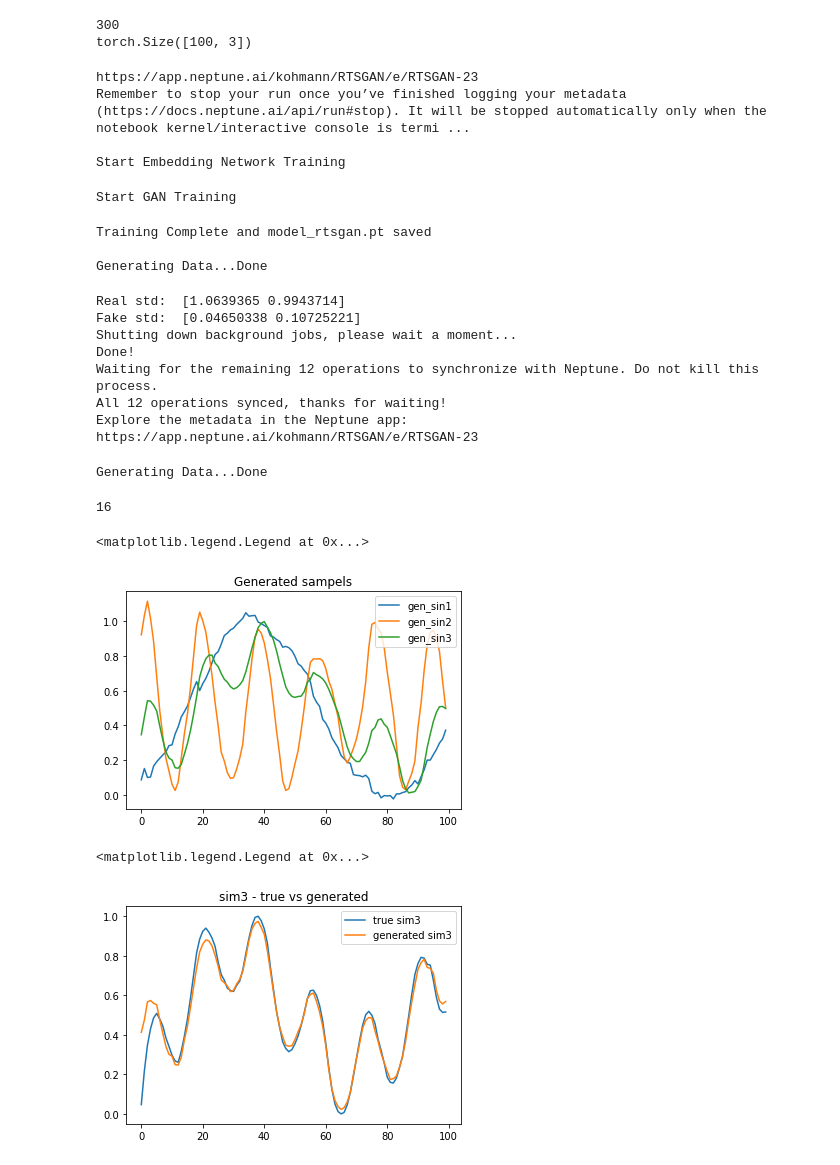
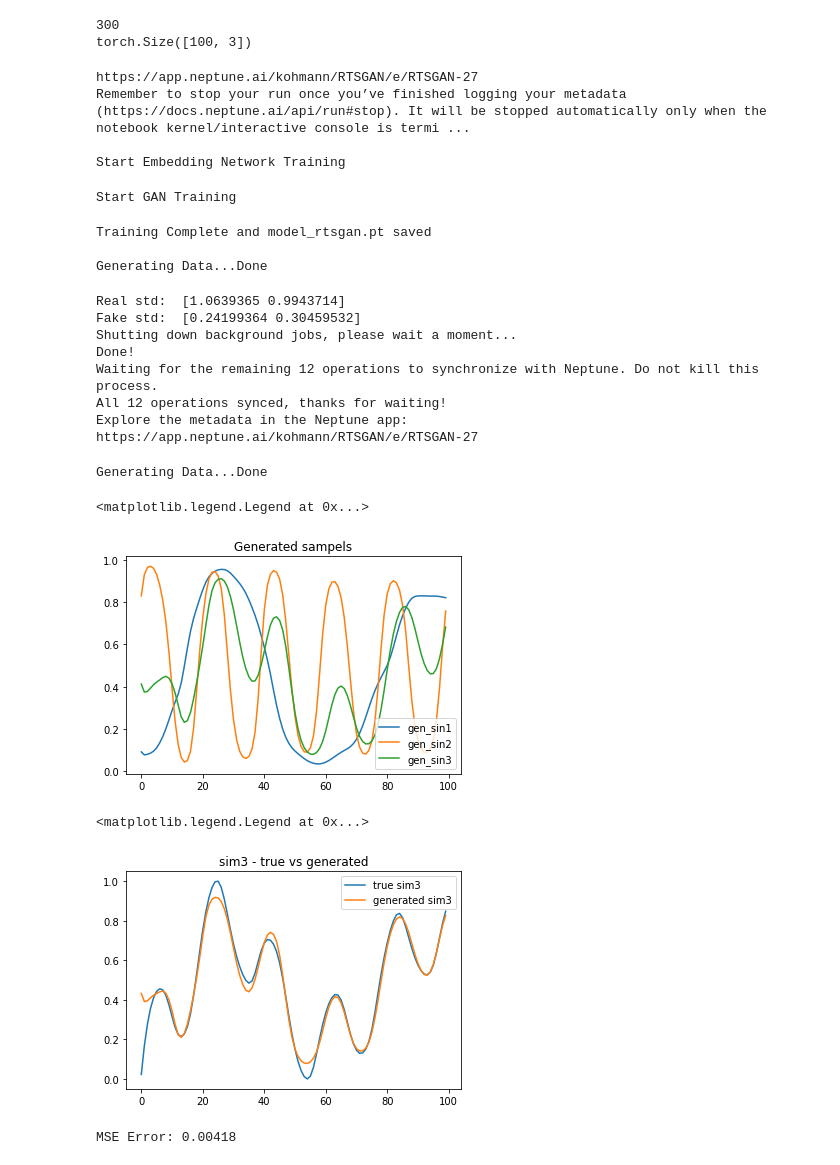
Before and after one commit to Kohmann/master-GAN, a Jupyter notebook: TimeGAN/rtsgan_testing.ipynb, the cells around one changed output. Drawn from its saved outputs; the diff is of its cells as text; code cells hidden in the pictures.

```diff
--- a/TimeGAN/rtsgan_testing.ipynb
+++ b/TimeGAN/rtsgan_testing.ipynb
@@ -35,14 +35,15 @@ device = "cuda" if torch.cuda.is_available() else "cpu"
 
 params = {
     "model_name": "model_rtsgan.pt",
-    "n_epochs": 100,
+    "n_epochs": 1300,
     "l_rate": 0.0001,
     "l_rate_ae": 0.001,
-    "batch_size": 16,
+    "batch_size": 64,
     "num_layers": 2,
-    "hidden_dim": 20,
+    "hidden_dim": 40,
+    "spectralnorm": True,
     "dis_thresh": 0.15,
-    "d_steps": 10,
+    "d_steps": 5,
     "dataset": "sinus",
     "feature_dim": trainset[0][0].size(1),
     "max_seq_len": trainset[0][0].size(0),
@@ -67,7 +68,7 @@ run["model_checkpoint"].upload(params["model_name"])
 
 run.stop()
 # %% [output]
-https://app.neptune.ai/kohmann/RTSGAN/e/RTSGAN-23
+https://app.neptune.ai/kohmann/RTSGAN/e/RTSGAN-27
 Remember to stop your run once you’ve finished logging your metadata (https://docs.neptune.ai/api/run#stop). It will be stopped automatically only when the notebook kernel/interactive console is termi ...
 
 Start Embedding Network Training
@@ -76,21 +77,17 @@ Training Complete and model_rtsgan.pt saved
 
 Generating Data...Done
 Real std:  [1.0639365 0.9943714]
-Fake std:  [0.04650338 0.10725221]
+Fake std:  [0.24199364 0.30459532]
 Shutting down background jobs, please wait a moment...
 Done!
 Waiting for the remaining 12 operations to synchronize with Neptune. Do not kill this process.
 All 12 operations synced, thanks for waiting!
 Explore the metadata in the Neptune app:
-https://app.neptune.ai/kohmann/RTSGAN/e/RTSGAN-23
+https://app.neptune.ai/kohmann/RTSGAN/e/RTSGAN-27
 # %%
 gen_z = rtsgan_generator(model, params)
 # %% [output]
 Generating Data...Done
-# %%
-gen_z
-# %% [output]
-16
 # %%
 sample = 10
 plt.plot(gen_z[sample][:, 0], label="gen_sin1")
@@ -100,33 +97,25 @@ plt.title("Generated sampels")
 plt.legend()
 # %% [output]
 <matplotlib.legend.Legend at 0x...>
-[figure, old version]
+[figure, new version]
-# %%
-def create_sin3(sin1, sin2, temporal=False):
-    sin1, sin2 = np.array(sin1), np.array(sin2)
-    e = 0.7  # temporal information weight
-    seq_len = len(sin1)
-    importance = np.array([e ** i for i in range(seq_len)])
-
-    if temporal:
-        sin3 = []
-        for i in range(1, seq_len + 1):
-            sin3.append(((importance[:i][::-1] * sin1[:i] + importance[:i][::-1] * sin2[:i]) / 2).sum())
-        return sin3
-    else:
-        return [(s1 + s2) / 2 for s1, s2 in zip(sin1, sin2)]
 # %%
-sample = 6
-real_combo = create_sin3(gen_z[sample][:,0], gen_z[sample][:,1], temporal=True)
+sample = 4
+real_combo = create_sin3(gen_z[sample][:,0], gen_z[sample][:,1], alpha=0.7, noise=0)
 real_comb_scaled = minmaxscaler().fit_transform(torch.tensor([real_combo]))[0]
 gen_combo = gen_z[sample][:,2]
 plt.plot(real_comb_scaled, label="true sim3")
 plt.plot(gen_combo, label="generated sim3")
 plt.title("sim3 - true vs generated")
 plt.legend()
 # %% [output]
 <matplotlib.legend.Legend at 0x...>
-[figure, old version]
+[figure, new version]
+# %%
+%autoreload
+from metrics import compare_sin3_generation
+compare_sin3_generation(gen_z, 0.7, 0)
+# %% [output]
+MSE Error: 0.00418
 # %%
 sample = trainset.__getitem__(9)
 plt.plot(sample[0][:,0], label="sin1")
```
Also changed, not shown: parts of 8 cells of this notebook, 3 other files.
